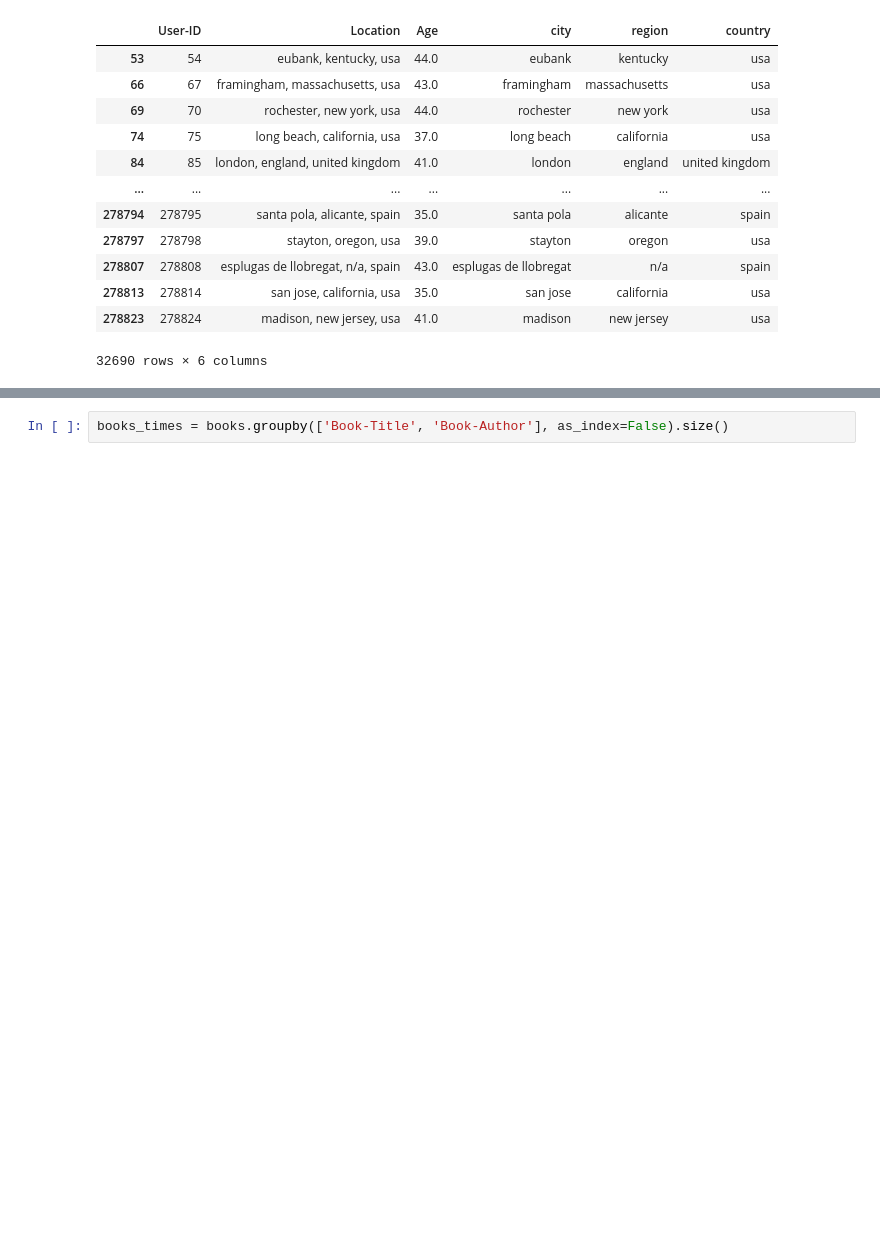
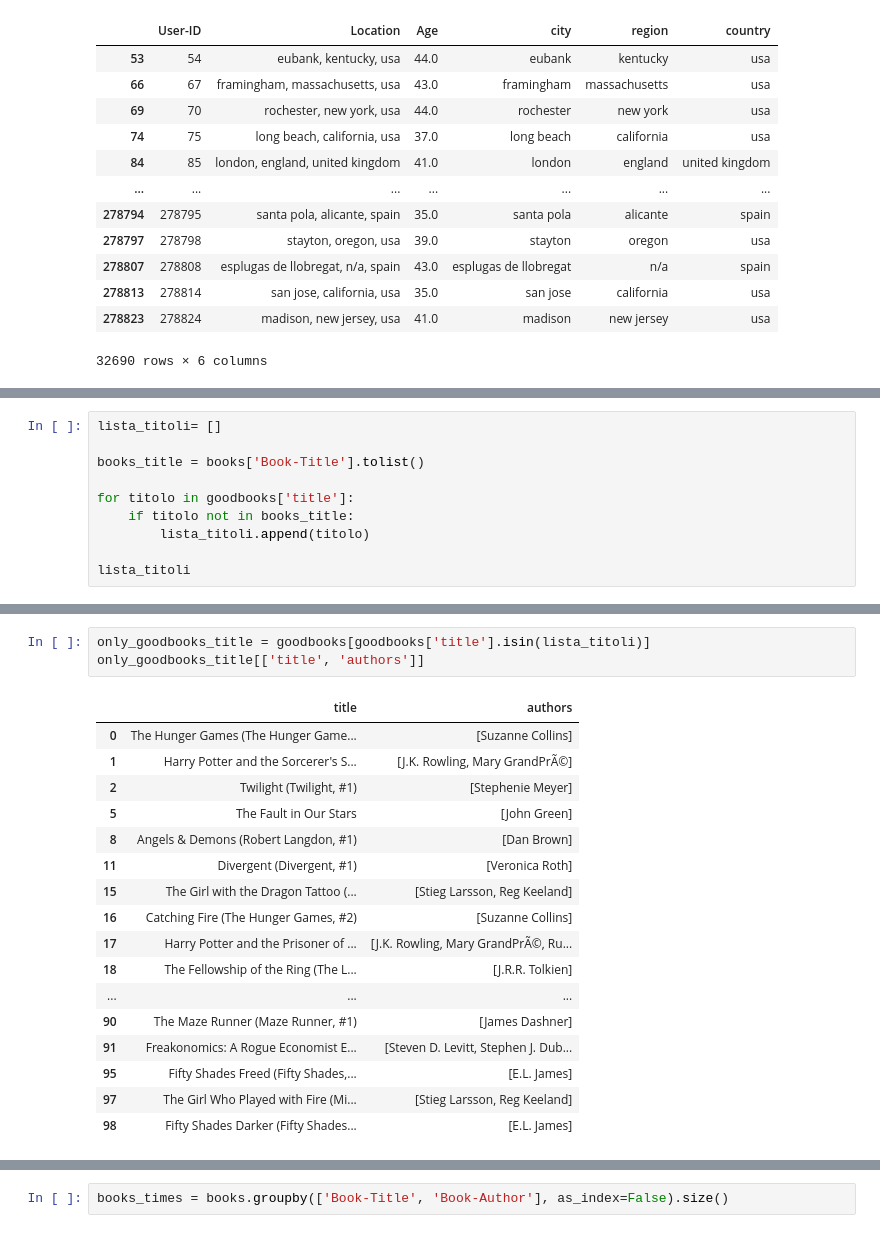
Before and after one commit to corinnastrada/pandas_uni_project, a Jupyter notebook: script_progetto.ipynb, the cells around one changed output, grey strips where cells are left out. Cells and saved outputs as stored; diff of their text form; blank space fills up the shorter version.

```diff
--- a/script_progetto.ipynb
+++ b/script_progetto.ipynb
@@ -582,0 +416,10 @@ only_goodbooks
+# %%
+lista_titoli= []
+
+books_title = books['Book-Title'].tolist()
+
+for titolo in goodbooks['title']:
+    if titolo not in books_title:
+        lista_titoli.append(titolo)
+
+lista_titoli
@@ -582,0 +444,21 @@ only_goodbooks
+# %%
+only_goodbooks_title = goodbooks[goodbooks['title'].isin(lista_titoli)]
+only_goodbooks_title[['title', 'authors']]
+# %% [output]
+|  | title | authors |
+| 0 | The Hunger Games (The Hunger Game... | [Suzanne Collins] |
+| 1 | Harry Potter and the Sorcerer's S... | [J.K. Rowling, Mary GrandPrÃ©] |
+| 2 | Twilight (Twilight, #1) | [Stephenie Meyer] |
+| 5 | The Fault in Our Stars | [John Green] |
+| 8 | Angels & Demons (Robert Langdon, #1) | [Dan Brown] |
+| 11 | Divergent (Divergent, #1) | [Veronica Roth] |
+| 15 | The Girl with the Dragon Tattoo (... | [Stieg Larsson, Reg Keeland] |
+| 16 | Catching Fire (The Hunger Games, #2) | [Suzanne Collins] |
+| 17 | Harry Potter and the Prisoner of ... | [J.K. Rowling, Mary GrandPrÃ©, Ru... |
+| 18 | The Fellowship of the Ring (The L... | [J.R.R. Tolkien] |
+| ... | ... | ... |
+| 90 | The Maze Runner (Maze Runner, #1) | [James Dashner] |
+| 91 | Freakonomics: A Rogue Economist E... | [Steven D. Levitt, Stephen J. Dub... |
+| 95 | Fifty Shades Freed (Fifty Shades,... | [E.L. James] |
+| 97 | The Girl Who Played with Fire (Mi... | [Stieg Larsson, Reg Keeland] |
+| 98 | Fifty Shades Darker (Fifty Shades... | [E.L. James] |
```
Also changed, not shown: parts of 83 cells of this notebook.
